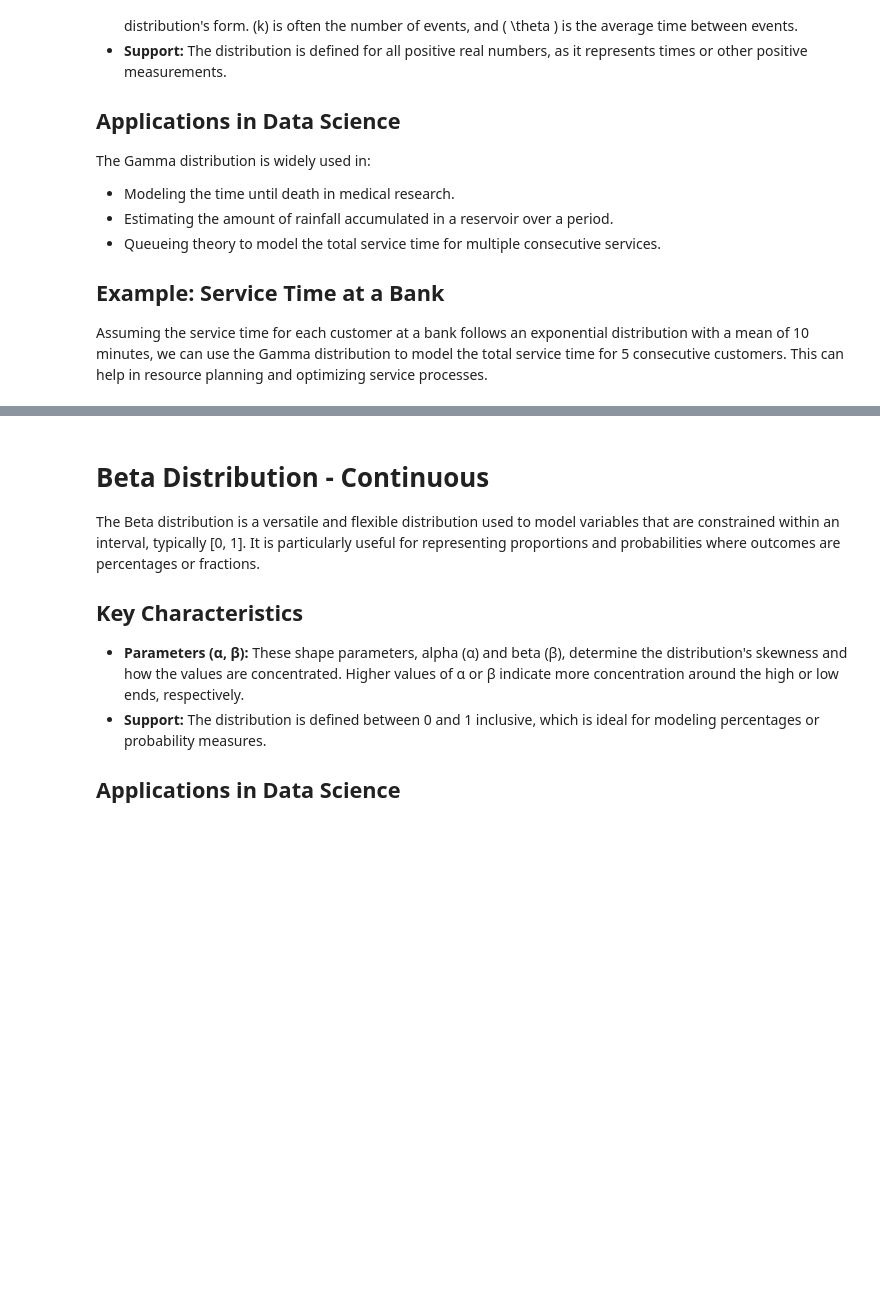
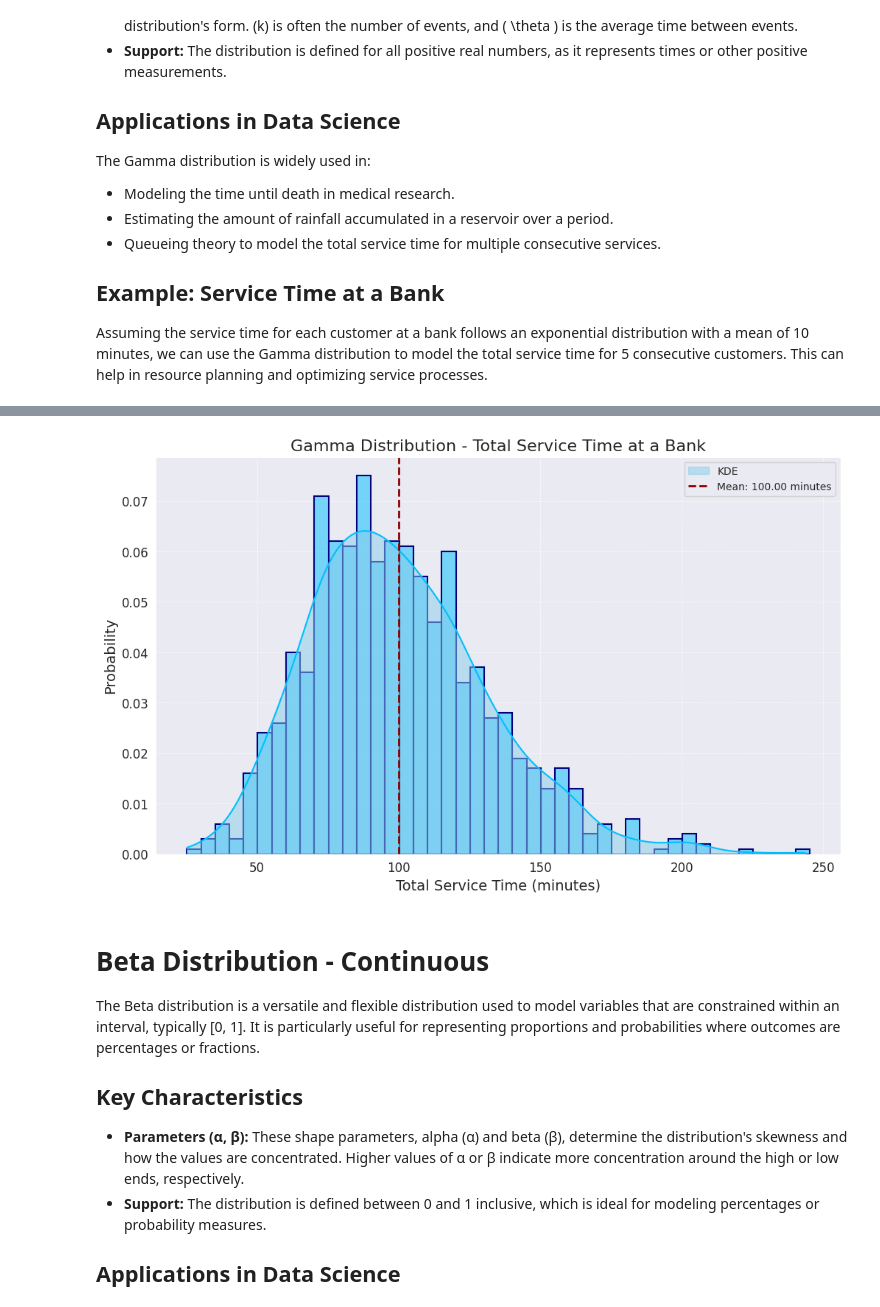
Before and after one commit to matinmahmoudi/Kaggle, a Jupyter notebook: complete-guide-to-distributions-a-to-z.ipynb, the cells around one changed output, grey strips where cells are left out. Saved outputs shown, nothing was run; the diff lists cells and outputs as text; code cells hidden in the pictures; blank space fills up the shorter version.

Commit message:
Kaggle Notebook | 🌳 📈  Complete Guide to Distributions A to Z | Version 15

```diff
--- a/complete-guide-to-distributions-a-to-z.ipynb
+++ b/complete-guide-to-distributions-a-to-z.ipynb
@@ -910,3 +910,59 @@ plt.show()
+# %%
+import numpy as np
+import seaborn as sns
+import matplotlib.pyplot as plt
+import matplotlib.ticker as ticker
+import warnings
+
+warnings.filterwarnings('ignore', category=FutureWarning)
+
+# Parameters for Gamma Distribution
+shape = 10  # Corresponds to the number of customers
+scale = 10  # Average service time per customer (minutes)
+
+# Generate Gamma distribution data for total service time
+data_gamma = np.random.gamma(shape, scale, 1000)
+
+# Calculate the mean of the actual data
+actual_mean = shape * scale
+
+# Set the dark style
+sns.set_style("darkgrid")
+
+# Set up the figure and axes for a cleaner layout
+plt.figure(figsize=(12, 7))
+ax = sns.histplot(data_gamma, kde=True, color='deepskyblue', binwidth=5, edgecolor='navy',
+                  linewidth=1.5, stat="probability", label=None)
+
+# Add shading under the curve
+kde_x, kde_y = ax.lines[0].get_data()
+ax.fill_between(kde_x, kde_y, color="skyblue", alpha=0.5, label='KDE')
+
+# Add a vertical line for the actual mean of the Gamma distribution
+plt.axvline(x=actual_mean, color='darkred', linestyle='--', linewidth=2, label=f'Mean: {actual_mean:.2f} minutes')
+
+# Improve the title and axis labels
+plt.title('Gamma Distribution - Total Service Time at a Bank', fontsize=16)
+plt.xlabel('Total Service Time (minutes)', fontsize=14)
+plt.ylabel('Probability', fontsize=14)
+
+# Customize the ticks for better readability
+plt.xticks(fontsize=12)
+plt.yticks(fontsize=12)
+
+# Format y-axis to show probability with two decimal places
+ax.yaxis.set_major_formatter(ticker.FormatStrFormatter('%.2f'))
+
+# Optional: Add grid lines for better visual comparison
+plt.grid(True, which='both', linestyle='--', linewidth=0.5)
+
+# Enhance with a legend
+plt.legend(loc='upper right')
+
+# Show the plot
+plt.show()
+# %% [output]
+[figure, added]
 # %% [markdown]
 # Beta Distribution - Continuous
 
```
Also changed, not shown: parts of 18 cells of this notebook.
